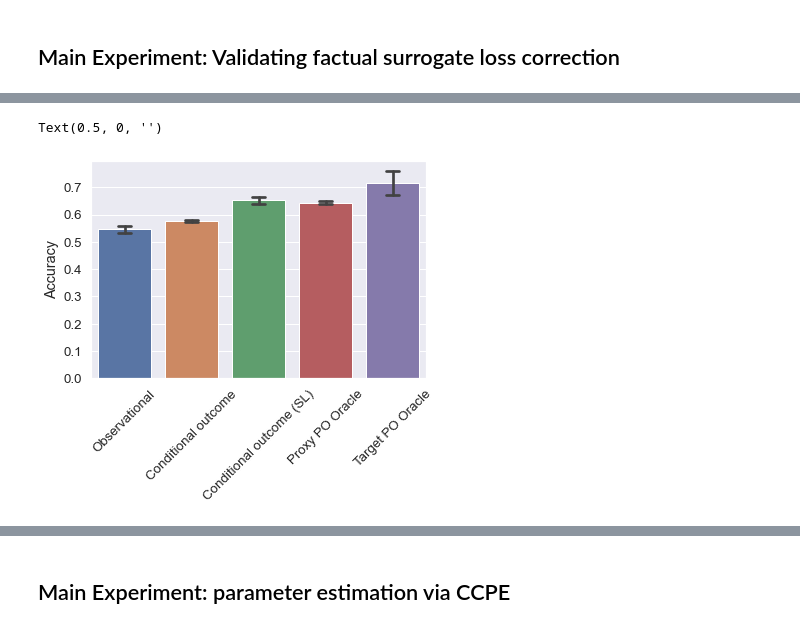
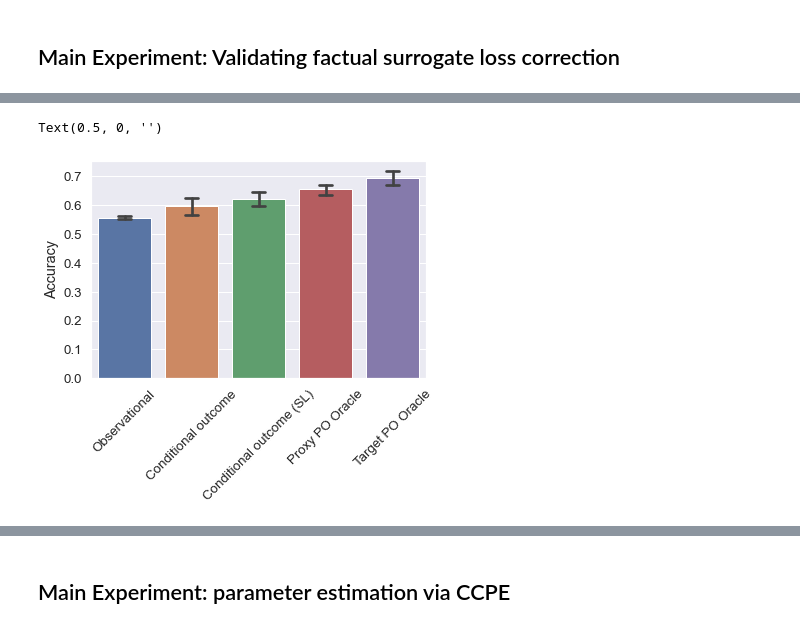
Before and after one commit to lguerdan/counterfactual-decision-support, a Jupyter notebook: experiments.ipynb, the cells around one changed output, grey strips where cells are left out. Saved outputs shown, nothing was run; the diff lists cells and outputs as text; code cells hidden in the pictures.

```diff
--- a/experiments.ipynb
+++ b/experiments.ipynb
@@ -97,9 +111,11 @@ resultdf.to_csv('results/exp1_results.csv', index=False)
 # %%
+resdf = pd.read_csv('results/exp1_results_NR_20_NS_3000_E=10.csv')
+
 sns.set(font_scale=1.2)
-g=sns.barplot(data=resultdf, x='model', y='ACC', capsize=.2)
+g=sns.barplot(data=resdf, x='model', y='ACC', capsize=.2)
 plt.xticks(rotation=45)
 plt.ylabel('Accuracy')
 plt.xlabel('')
 # %% [output]
 Text(0.5, 0, '')
-[figure, old version]
+[figure, new version]
```
Also changed, not shown: parts of 24 cells of this notebook, 4 other files.
